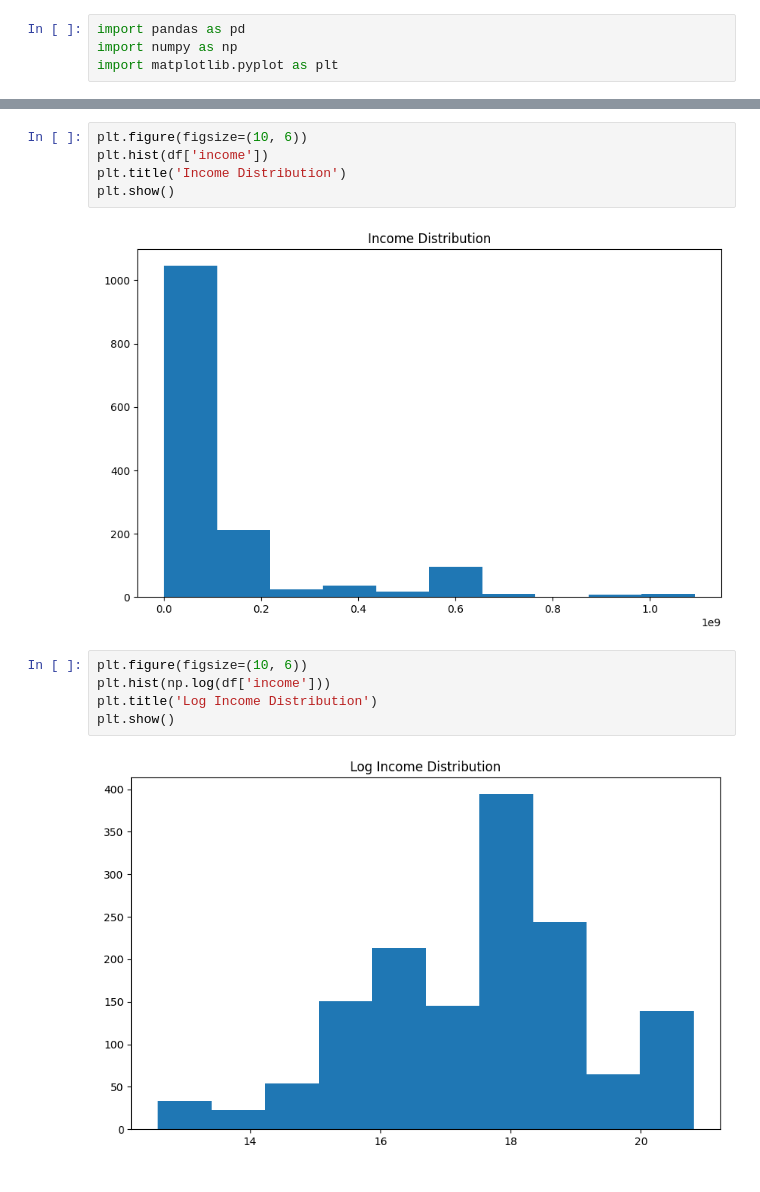
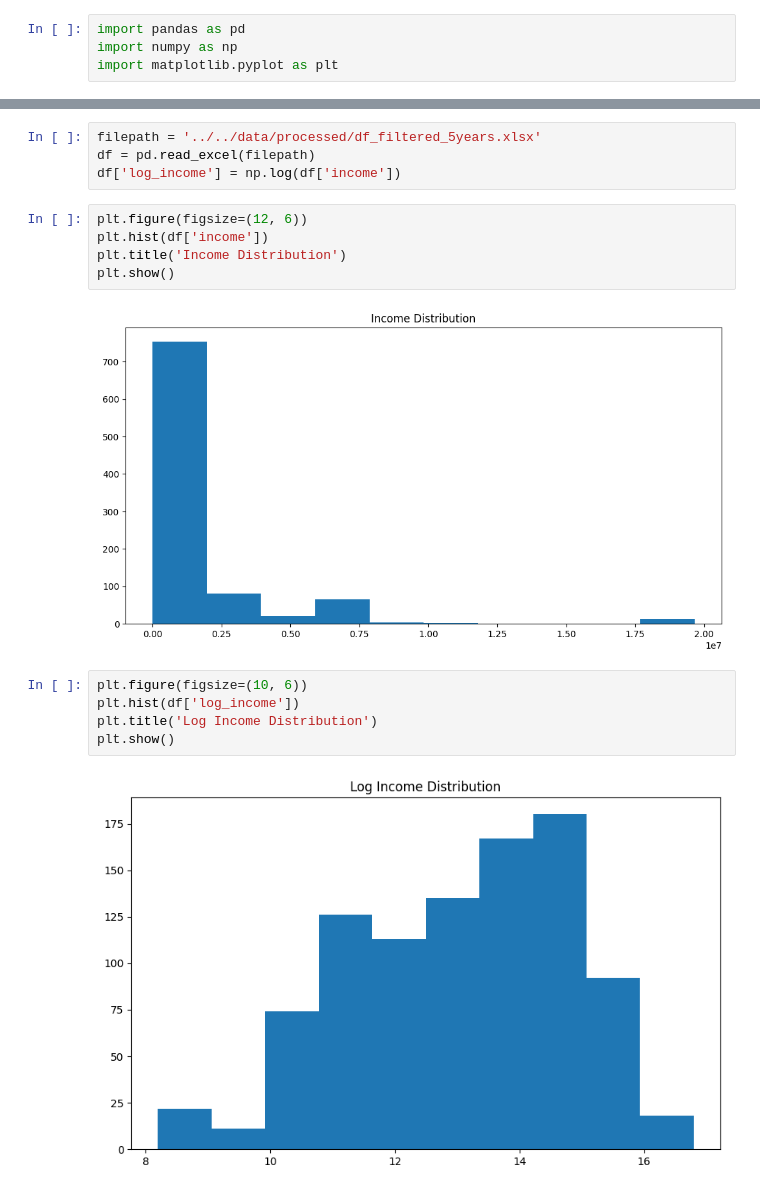
Before and after one commit to Keisei-Akiya/bridge-straw-effects, a Jupyter notebook: src/visualization/income_distribution.ipynb, the cells around one changed output, grey strips where cells are left out. Drawn from its saved outputs; the diff is of its cells as text.

Commit message:
random effect year

```diff
--- a/src/visualization/income_distribution.ipynb
+++ b/src/visualization/income_distribution.ipynb
@@ -19,14 +5,18 @@ island_dummies = [col for col in df.columns if col.startswith('island_id')]
+# %%
+filepath = '../../data/processed/df_filtered_5years.xlsx'
+df = pd.read_excel(filepath)
+df['log_income'] = np.log(df['income'])
 # %%
-plt.figure(figsize=(10, 6))
+plt.figure(figsize=(12, 6))
 plt.hist(df['income'])
 plt.title('Income Distribution')
 plt.show()
 # %% [output]
-[figure, old version]
+[figure, new version]
 # %%
 plt.figure(figsize=(10, 6))
-plt.hist(np.log(df['income']))
+plt.hist(df['log_income'])
 plt.title('Log Income Distribution')
 plt.show()
 # %% [output]
-[figure, old version]
+[figure, new version]
```
Also changed, not shown: parts of 1 cell of this notebook, 2 other files.
